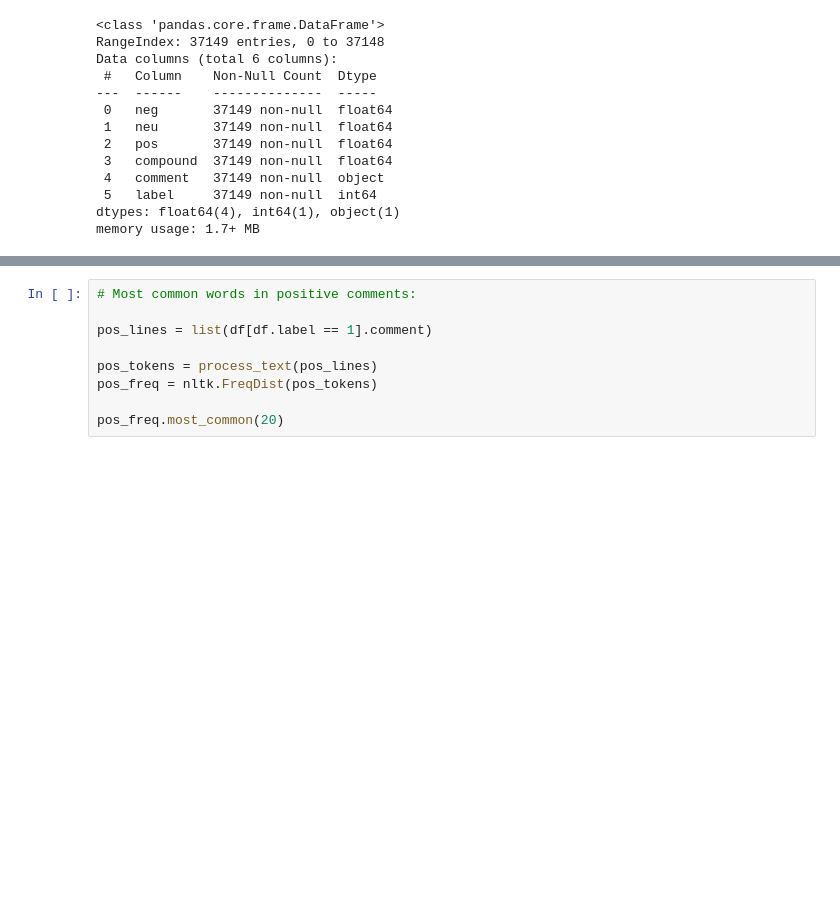
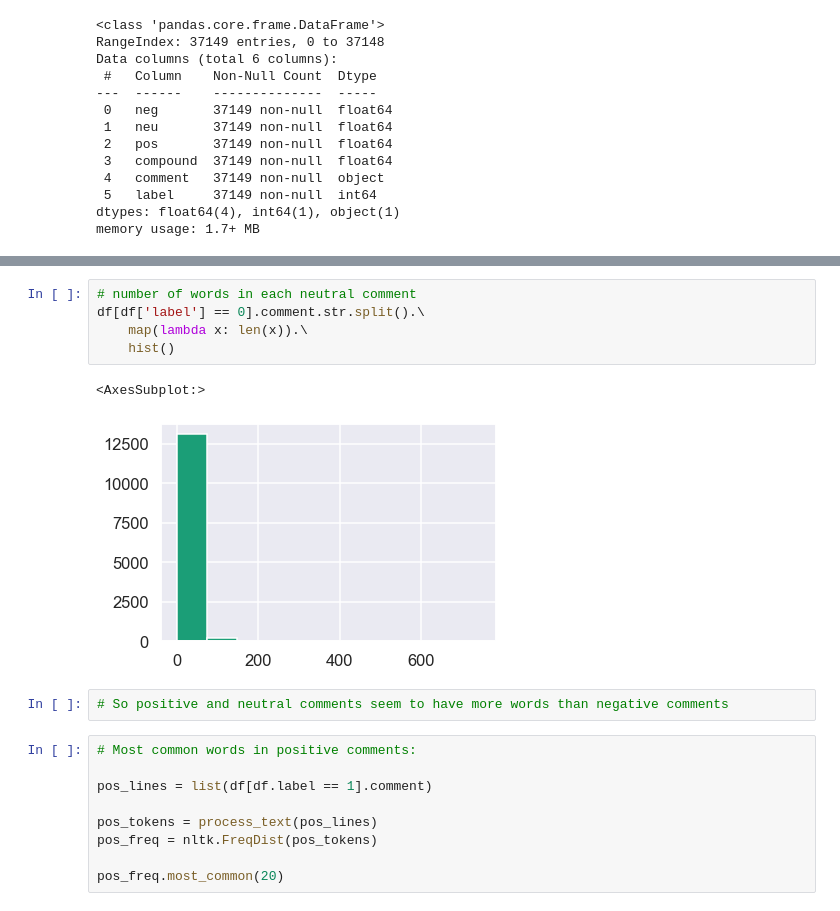
Before and after one commit to Hillary577/Springboard, a Jupyter notebook: capstone1_reddit_comments/reddit_data_wrangling.ipynb, the cells around one changed output, grey strips where cells are left out. Drawn from its saved outputs; the diff is of its cells as text; blank space fills up the shorter version.

```diff
--- a/capstone1_reddit_comments/reddit_data_wrangling.ipynb
+++ b/capstone1_reddit_comments/reddit_data_wrangling.ipynb
@@ -368,3 +396,13 @@ df['comment'].str.len().hist()
+# %%
+# number of words in each neutral comment
+df[df['label'] == 0].comment.str.split().\
+    map(lambda x: len(x)).\
+    hist()
+# %% [output]
+<AxesSubplot:>
+[figure, added]
+# %%
+# So positive and neutral comments seem to have more words than negative comments
 # %%
 # Most common words in positive comments:
 
```
Also changed, not shown: parts of 4 cells of this notebook.
